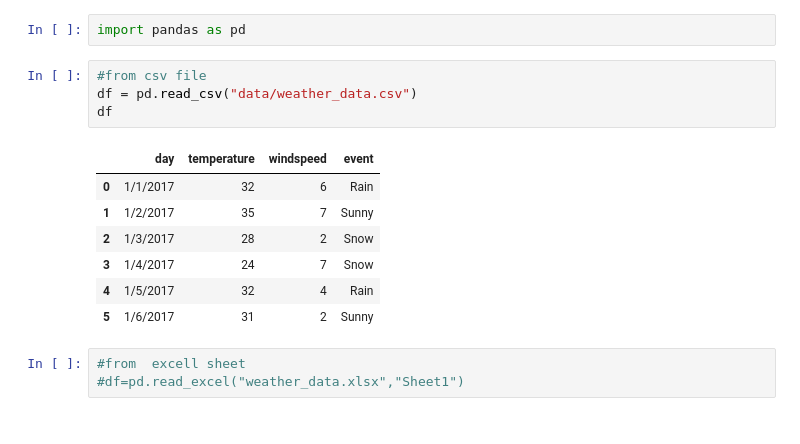
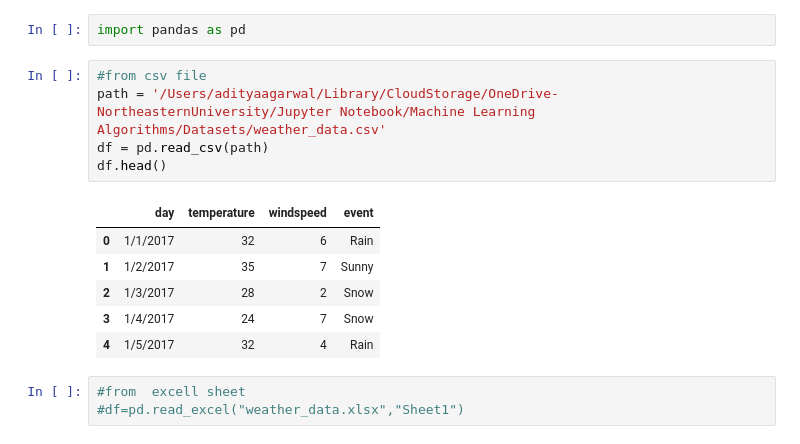
Before and after one commit to adiag321/Machine-Learning-Algorithms, a Jupyter notebook: 3 - Data Manipulation using Pandas/1. Different Ways of Creating DataFrame.ipynb, the cells around one changed output. Saved outputs shown, nothing was run; the diff lists cells and outputs as text.

```diff
--- a/3 - Data Manipulation using Pandas/1. Different Ways of Creating DataFrame.ipynb
+++ b/3 - Data Manipulation using Pandas/1. Different Ways of Creating DataFrame.ipynb
@@ -2,18 +2,18 @@
 # Different Ways of Creating DataFrame
 # %%
 import pandas as pd
-# %%
-#from csv file
-df = pd.read_csv("data/weather_data.csv")
-df
-# %% [output]
-|  | day | temperature | windspeed | event |
-| 0 | 1/1/2017 | 32 | 6 | Rain |
-| 1 | 1/2/2017 | 35 | 7 | Sunny |
-| 2 | 1/3/2017 | 28 | 2 | Snow |
-| 3 | 1/4/2017 | 24 | 7 | Snow |
-| 4 | 1/5/2017 | 32 | 4 | Rain |
-| 5 | 1/6/2017 | 31 | 2 | Sunny |
+# %%
+#from csv file
+path = '/Users/adityaagarwal/Library/CloudStorage/OneDrive-NortheasternUniversity/Jupyter Notebook/Machine Learning Algorithms/Datasets/weather_data.csv'
+df = pd.read_csv(path)
+df.head()
+# %% [output]
+|  | day | temperature | windspeed | event |
+| 0 | 1/1/2017 | 32 | 6 | Rain |
+| 1 | 1/2/2017 | 35 | 7 | Sunny |
+| 2 | 1/3/2017 | 28 | 2 | Snow |
+| 3 | 1/4/2017 | 24 | 7 | Snow |
+| 4 | 1/5/2017 | 32 | 4 | Rain |
 # %%
 #from  excell sheet
 #df=pd.read_excel("weather_data.xlsx","Sheet1")
```
Also changed, not shown: 19 other files.
